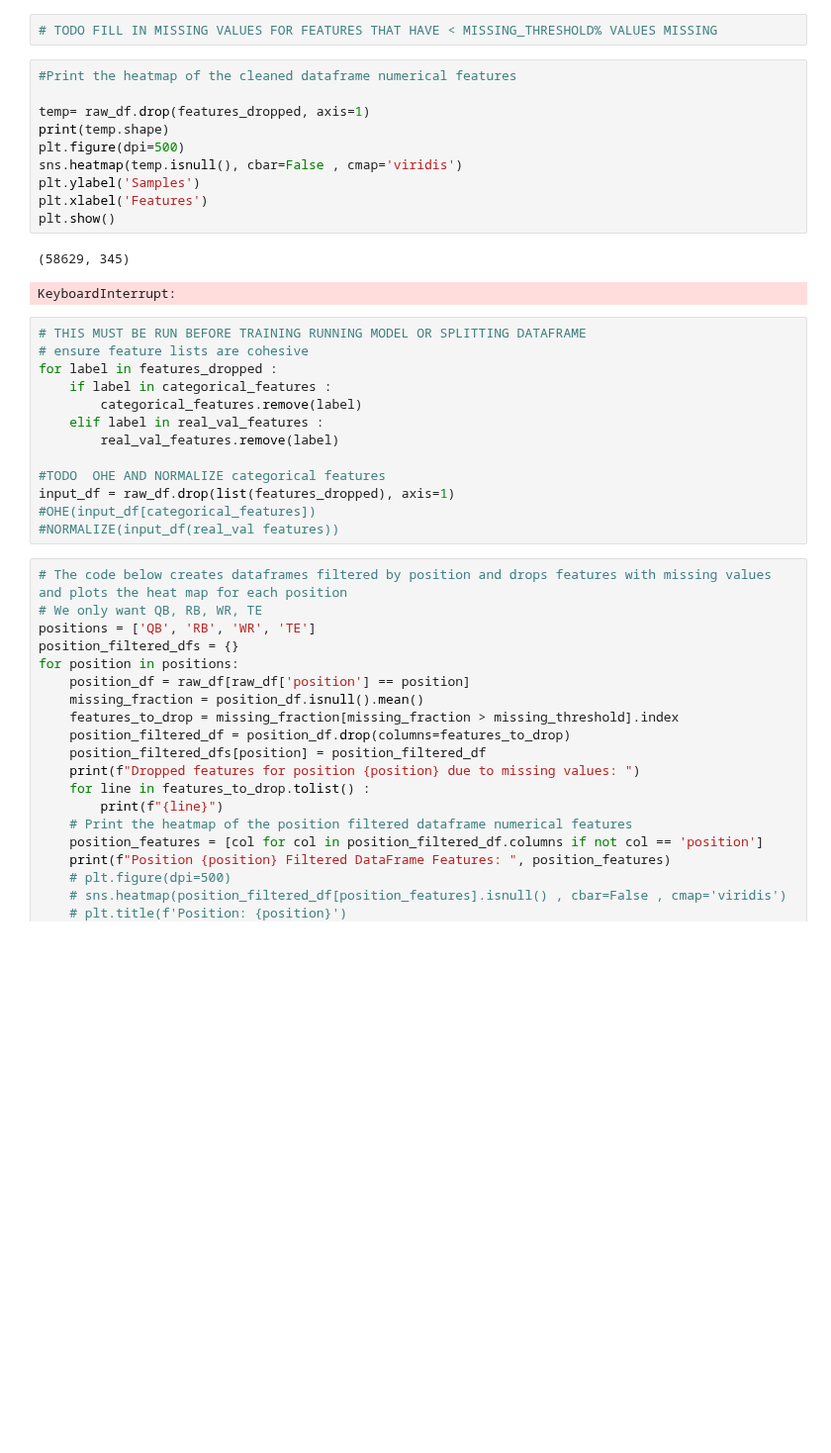
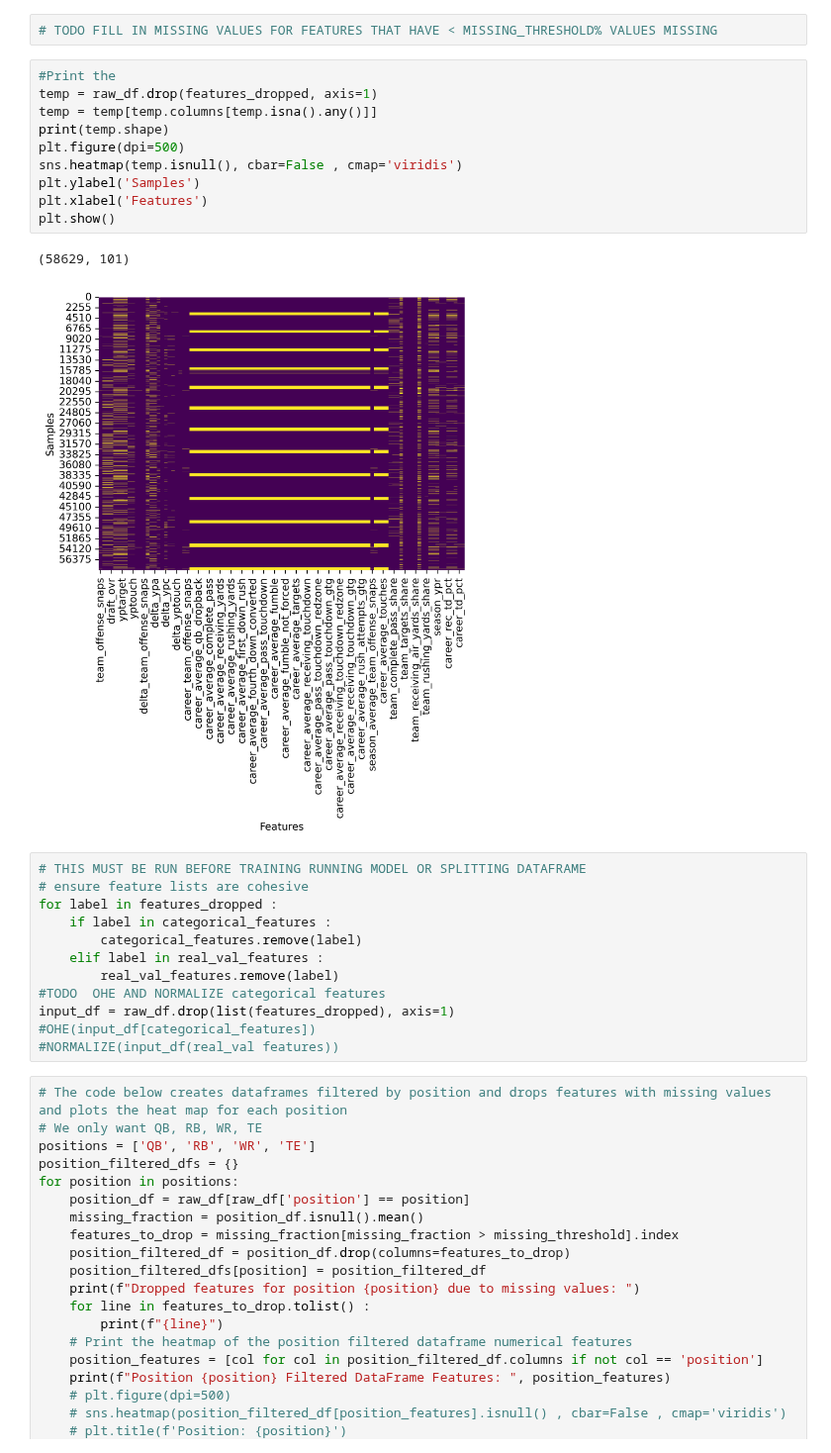
Before and after one commit to hroaten/COSC-325-ML-Project, a Jupyter notebook: Fantasy_points.ipynb, the cells around one changed output. Shown at 99% size. Drawn from its saved outputs; the diff is of its cells as text; blank space fills up the shorter version.

Commit message:
updated missing value heatmap

```diff
--- a/Fantasy_points.ipynb
+++ b/Fantasy_points.ipynb
@@ -117,18 +118,18 @@ Removing features with less than 0.26780586025724296% missing values
 # %%
 # TODO FILL IN MISSING VALUES FOR FEATURES THAT HAVE < MISSING_THRESHOLD% VALUES MISSING
 # %%
-#Print the heatmap of the cleaned dataframe numerical features
-
-temp= raw_df.drop(features_dropped, axis=1)
+#Print the
+temp = raw_df.drop(features_dropped, axis=1)
+temp = temp[temp.columns[temp.isna().any()]]
 print(temp.shape)
 plt.figure(dpi=500)
 sns.heatmap(temp.isnull(), cbar=False , cmap='viridis')
 plt.ylabel('Samples')
 plt.xlabel('Features')
 plt.show()
 # %% [output]
-(58629, 345)
+(58629, 101)
-KeyboardInterrupt:
+[figure, added]
 # %%
 # THIS MUST BE RUN BEFORE TRAINING RUNNING MODEL OR SPLITTING DATAFRAME
 # ensure feature lists are cohesive
@@ -137,7 +138,6 @@ for label in features_dropped :
         categorical_features.remove(label)
     elif label in real_val_features :
         real_val_features.remove(label)
-
 #TODO  OHE AND NORMALIZE categorical features
 input_df = raw_df.drop(list(features_dropped), axis=1)
 #OHE(input_df[categorical_features])
```
Also changed, not shown: parts of 2 cells of this notebook.
